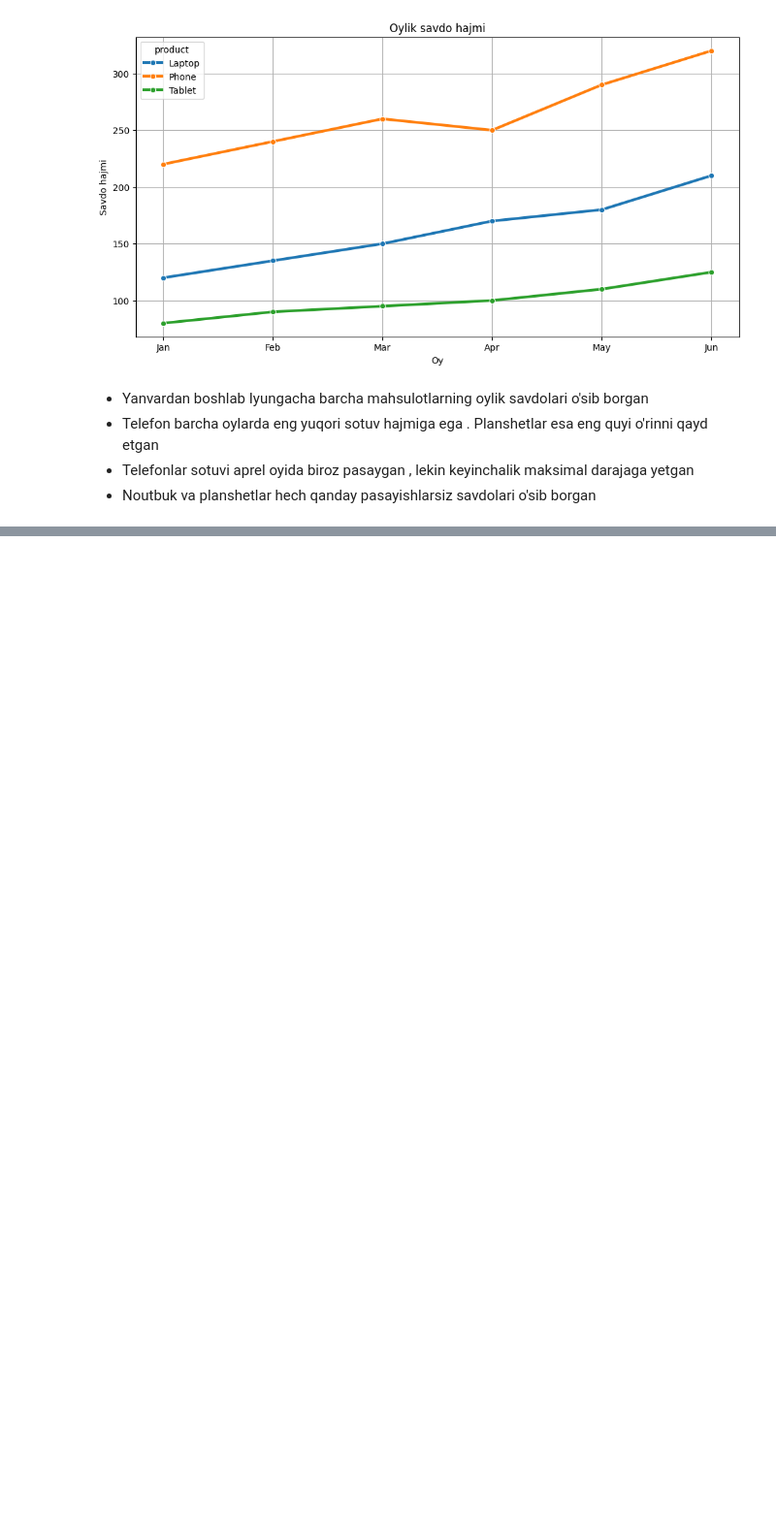
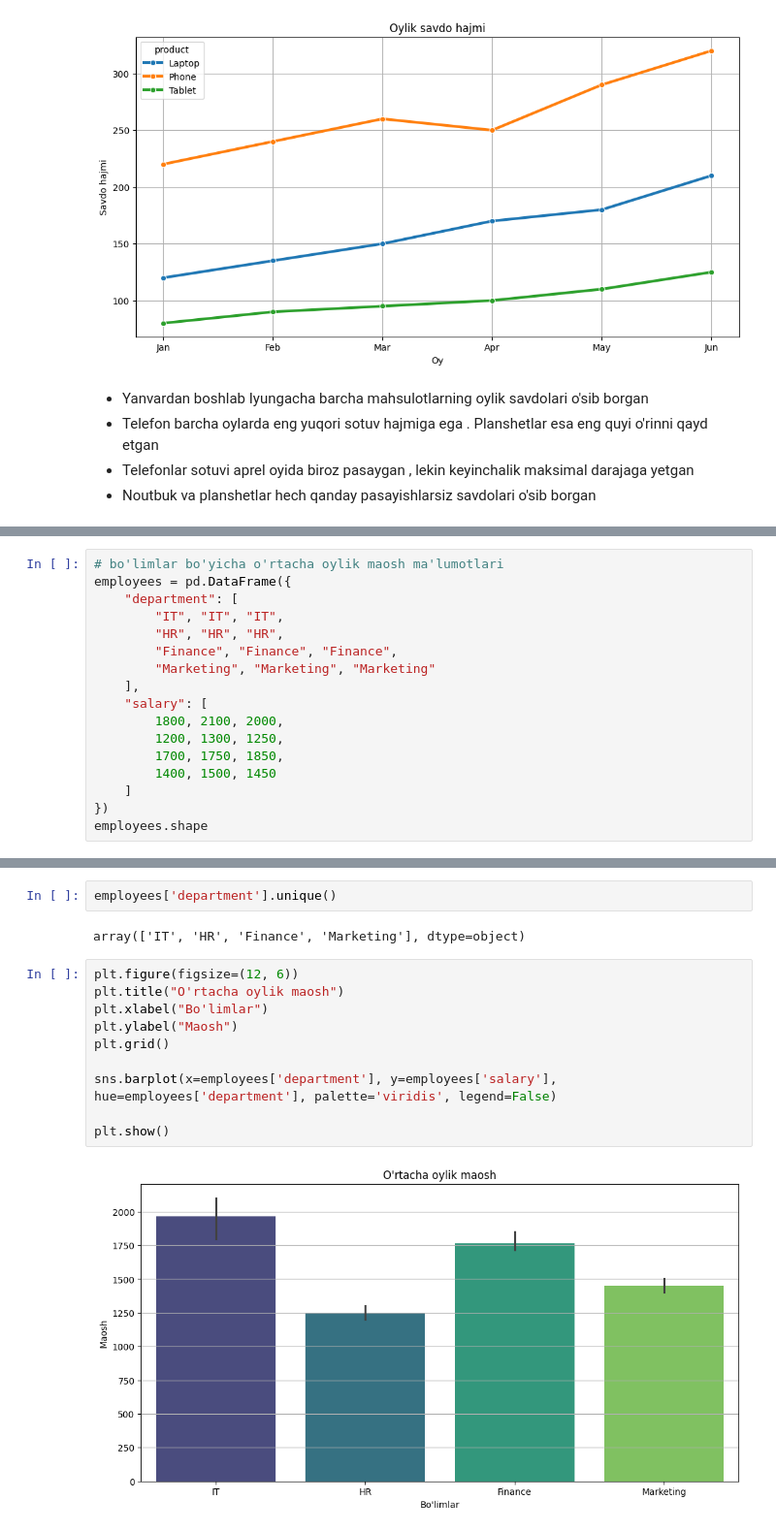
Before and after one commit to izzat-ai/learning-ai, a Jupyter notebook: data_visualization/seaborn/real_practice.ipynb, the cells around one changed output, grey strips where cells are left out. Shown at 97% size. Saved outputs shown, nothing was run; the diff lists cells and outputs as text; blank space fills up the shorter version.

```diff
--- a/data_visualization/seaborn/real_practice.ipynb
+++ b/data_visualization/seaborn/real_practice.ipynb
@@ -93,0 +98,17 @@ plt.show()
+# %%
+# bo'limlar bo'yicha o'rtacha oylik maosh ma'lumotlari
+employees = pd.DataFrame({
+    "department": [
+        "IT", "IT", "IT",
+        "HR", "HR", "HR",
+        "Finance", "Finance", "Finance",
+        "Marketing", "Marketing", "Marketing"
+    ],
+    "salary": [
+        1800, 2100, 2000,
+        1200, 1300, 1250,
+        1700, 1750, 1850,
+        1400, 1500, 1450
+    ]
+})
+employees.shape
@@ -93,0 +126,16 @@ plt.show()
+# %%
+employees['department'].unique()
+# %% [output]
+array(['IT', 'HR', 'Finance', 'Marketing'], dtype=object)
+# %%
+plt.figure(figsize=(12, 6))
+plt.title("O'rtacha oylik maosh")
+plt.xlabel("Bo'limlar")
+plt.ylabel("Maosh")
+plt.grid()
+
+sns.barplot(x=employees['department'], y=employees['salary'], hue=employees['department'], palette='viridis', legend=False)
+
+plt.show()
+# %% [output]
+[figure, added]
```
Also changed, not shown: parts of 12 cells of this notebook.
